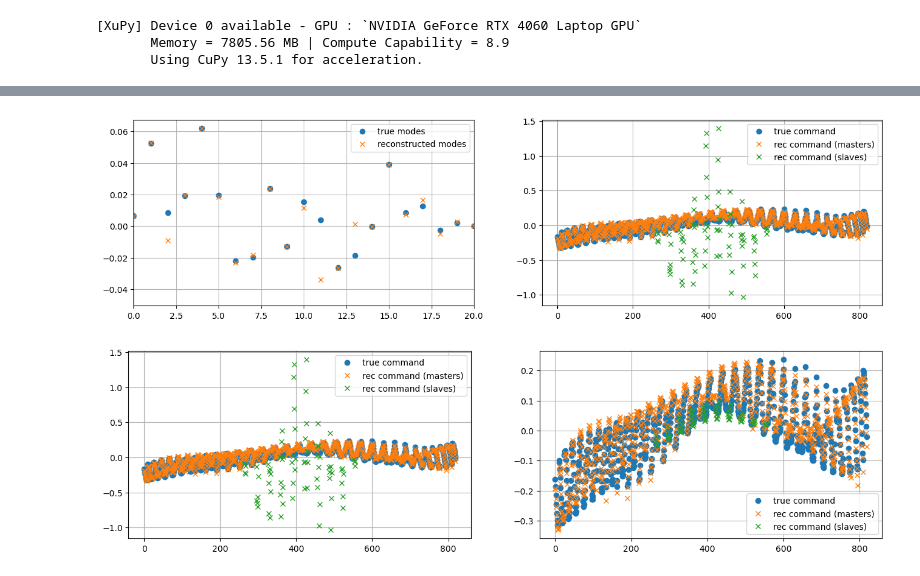
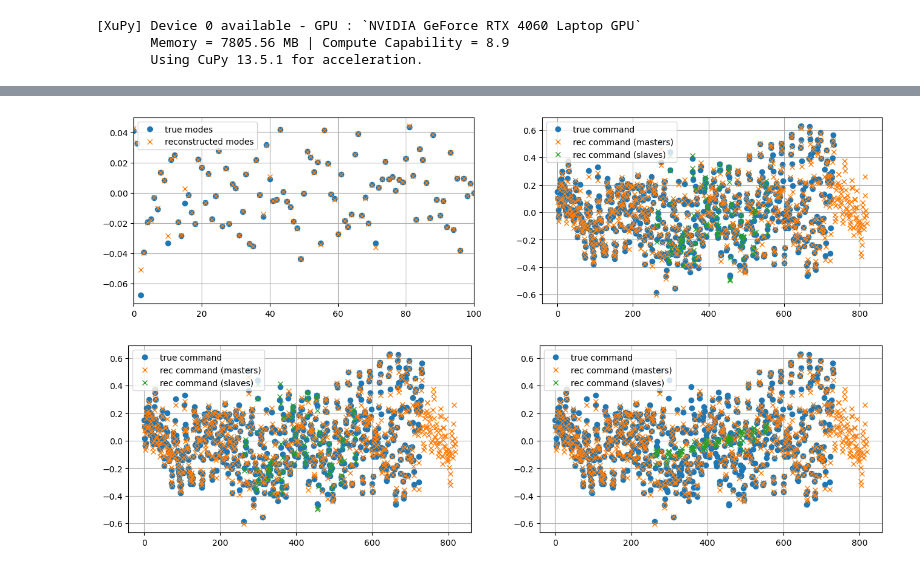
Before and after one commit to ArcetriAdaptiveOptics/ekarus, a Jupyter notebook: ekarus/notebooks/TestSlaving.ipynb, the cells around one changed output, grey strips where cells are left out. Cells and saved outputs as stored; diff of their text form; code cells hidden in the pictures.

```diff
--- a/ekarus/notebooks/TestSlaving.ipynb
+++ b/ekarus/notebooks/TestSlaving.ipynb
@@ -101,39 +86,40 @@ Mode 819/819
 # %%
 lambdaInM = ssao.pyr.lambdaInM
 lambdaOverD = lambdaInM/ssao.pupilSizeInM
+m2rad = (2*xp.pi)/lambdaInM
 
-mmax = 20
+mmax = 100
 
 modes = xp.random.randn(KL.shape[0])*0.025
 modes[mmax:] = 0
 KL_surf = xp.zeros(KL.shape[1])
 for k,mode_id in enumerate(modes):
     KL_surf += KL[k,:]*modes[k]
 
-phase = reshape_on_mask(KL_surf, ssao.dm.mask)
+phase = reshape_on_mask(KL_surf, ssao.cmask)
 input_field = (1-ssao.cmask) * xp.exp(1j*phase)
 slopes = ssao.sc.compute_slopes(input_field, lambdaOverD, None)
 rec_modes = Rec @ slopes
 
 plt.figure(figsize=(16,4))
 plt.subplot(1,2,1)
 plt.plot(xp.asnumpy(modes), 'o', label='true modes')
 plt.plot(xp.asnumpy(rec_modes), 'x', label='reconstructed modes')
 plt.xlim([0,mmax])
 plt.legend()
 plt.grid()
 
 cmd = m2c @ modes
 rec_cmd = m2c @ rec_modes
 
 plt.subplot(1,2,2)
 plt.plot(xp.asnumpy(cmd), 'o', label='true command')
 plt.plot(xp.asnumpy(sDM820.master_ids),xp.asnumpy(rec_cmd[sDM820.master_ids]), 'x', label='rec command (masters)')
 plt.plot(xp.asnumpy(slave_ids),xp.asnumpy(rec_cmd[slave_ids]), 'x', label='rec command (slaves)')
 plt.legend()
 plt.grid()
 # %% [output]
-[figure, old version]
+[figure, new version]
 # %%
 slaved_cmd = sDM820.slaving @ rec_cmd[sDM820.master_ids]
 
@@ -152,6 +138,6 @@ plt.plot(xp.asnumpy(slave_ids),xp.asnumpy(slaved_cmd[slave_ids]), 'x', label='re
 plt.legend()
 plt.grid()
 # %% [output]
-[figure, old version]
+[figure, new version]
 # %%
 # Check convergence
```
Also changed, not shown: parts of 5 cells of this notebook, 11 other files.
